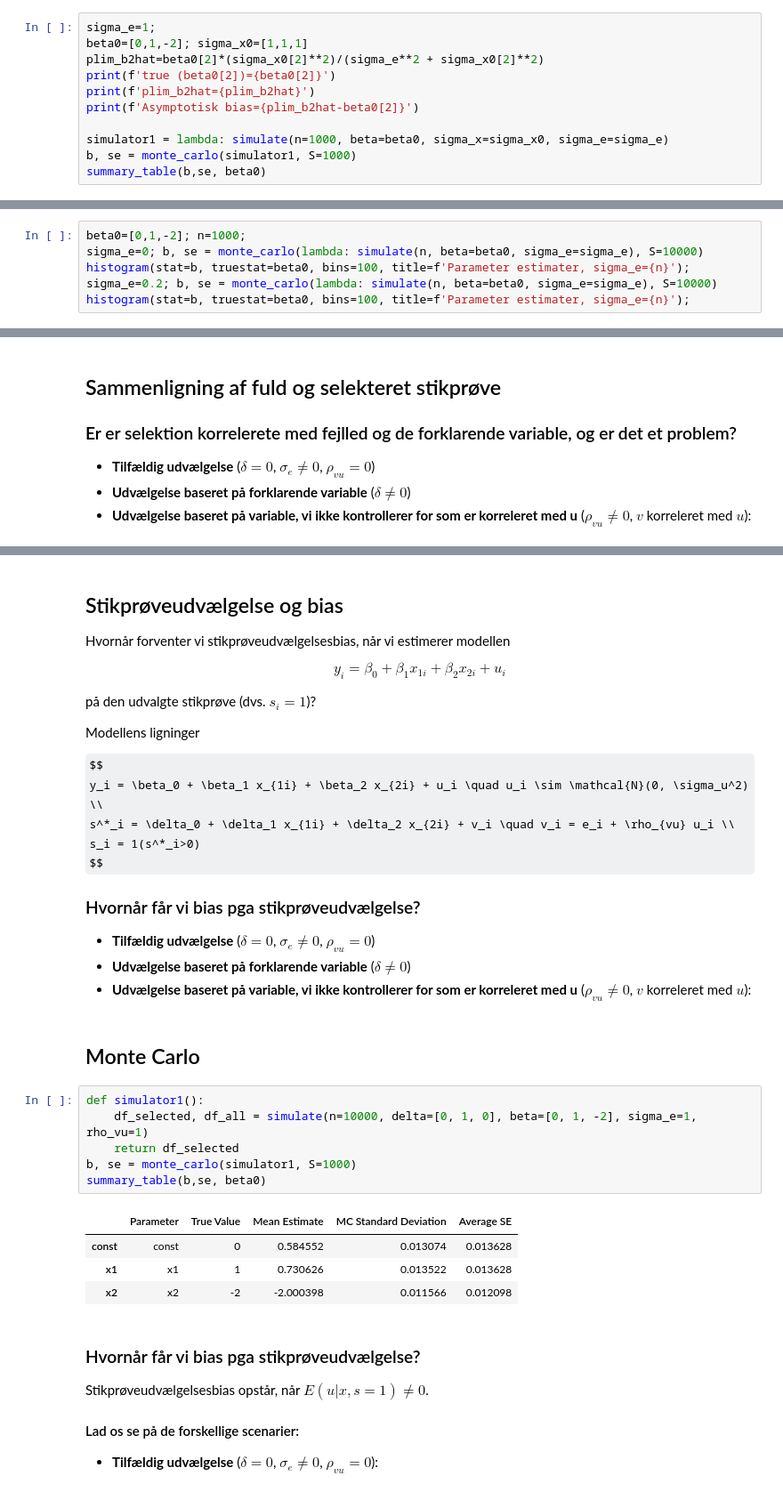
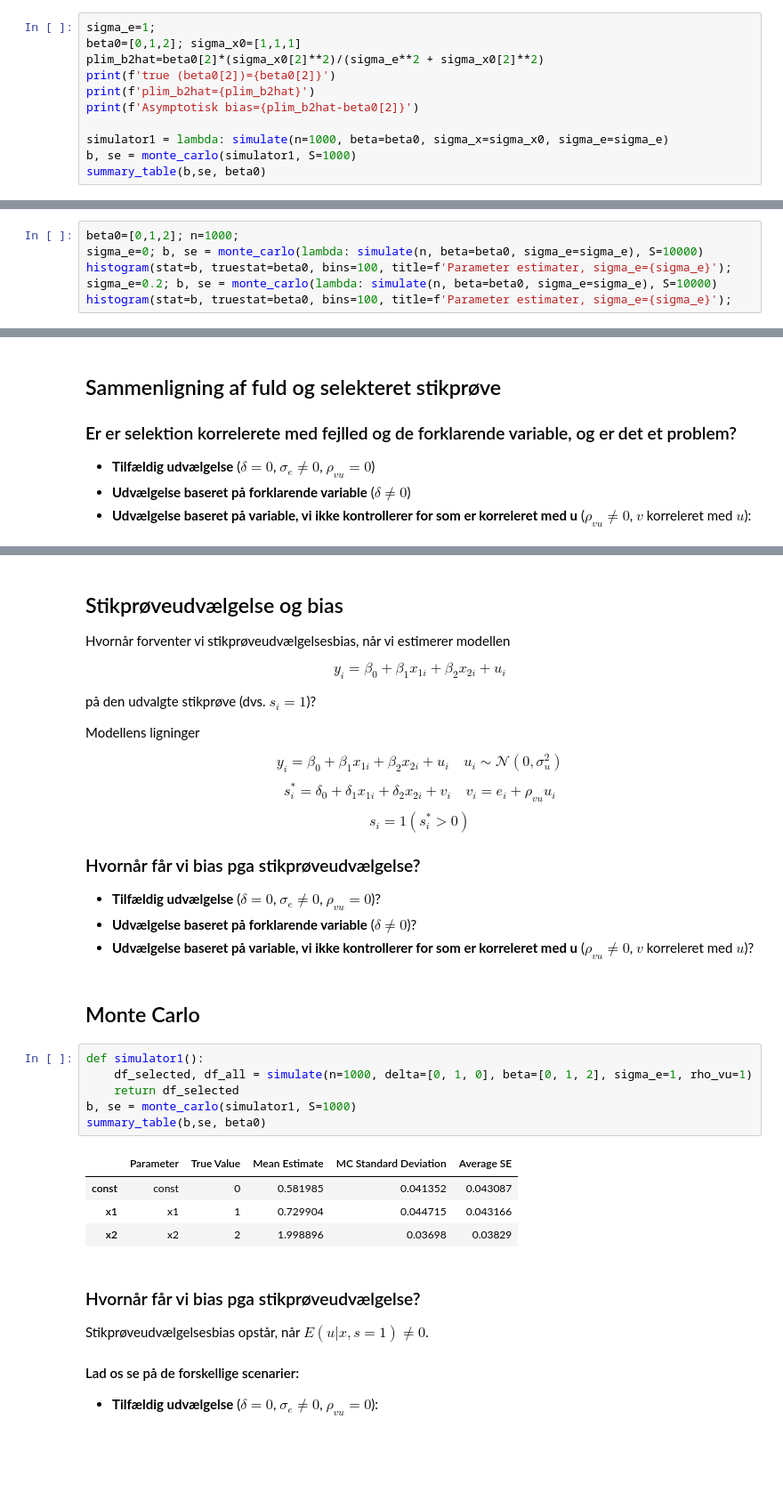
Before and after one commit to bschjerning/EconometricsA, a Jupyter notebook: 1_lectures/11_measurement_error/11_simulation_examples.ipynb, the cells around one changed output, grey strips where cells are left out. Shown: that part at 89% size. Saved outputs shown, nothing was run; the diff lists cells and outputs as text; some formulas as TeX source; blank space fills up the shorter version.

```diff
--- a/1_lectures/11_measurement_error/11_simulation_examples.ipynb
+++ b/1_lectures/11_measurement_error/11_simulation_examples.ipynb
@@ -160,7 +157,7 @@ Correlations matrix:
 plim $\hat{\beta_2}$ =$\beta_2 \frac{\sigma_{x_2^*}^2}{\sigma_e^2 + \sigma_{x_2^*}^2}$
 # %%
 sigma_e=1;
-beta0=[0,1,-2]; sigma_x0=[1,1,1]
+beta0=[0,1,2]; sigma_x0=[1,1,1]
 plim_b2hat=beta0[2]*(sigma_x0[2]**2)/(sigma_e**2 + sigma_x0[2]**2)
 print(f'true (beta0[2])={beta0[2]}')
 print(f'plim_b2hat={plim_b2hat}')
@@ -180,9 +177,9 @@ Asymptotisk bias=1.0
 # %% [markdown]
 ### Fordeling af OLS estimatoren
 # %%
-beta0=[0,1,-2]; n=1000;
+beta0=[0,1,2]; n=1000;
 sigma_e=0; b, se = monte_carlo(lambda: simulate(n, beta=beta0, sigma_e=sigma_e), S=10000)
-histogram(stat=b, truestat=beta0, bins=100, title=f'Parameter estimater, sigma_e={n}');
+histogram(stat=b, truestat=beta0, bins=100, title=f'Parameter estimater, sigma_e={sigma_e}');
 sigma_e=0.2; b, se = monte_carlo(lambda: simulate(n, beta=beta0, sigma_e=sigma_e), S=10000)
-histogram(stat=b, truestat=beta0, bins=100, title=f'Parameter estimater, sigma_e={n}');
+histogram(stat=b, truestat=beta0, bins=100, title=f'Parameter estimater, sigma_e={sigma_e}');
 # %% [output]
@@ -309,27 +306,31 @@ på den udvalgte stikprøve (dvs. $s_i = 1$)?
 Modellens ligninger
 
 $$
-y_i = \beta_0 + \beta_1 x_{1i} + \beta_2 x_{2i} + u_i \quad u_i \sim \mathcal{N}(0, \sigma_u^2) \\
-s^*_i = \delta_0 + \delta_1 x_{1i} + \delta_2 x_{2i} + v_i \quad v_i = e_i + \rho_{vu} u_i \\
+y_i = \beta_0 + \beta_1 x_{1i} + \beta_2 x_{2i} + u_i \quad u_i \sim \mathcal{N}(0, \sigma_u^2)
+$$
+$$
+s^*_i = \delta_0 + \delta_1 x_{1i} + \delta_2 x_{2i} + v_i \quad v_i = e_i + \rho_{vu} u_i
+$$
+$$
 s_i = 1(s^*_i>0)
 $$
 ### Hvornår får vi bias pga stikprøveudvælgelse?
-- **Tilfældig udvælgelse** ($\delta = 0$, $\sigma_e \neq 0$, $\rho_{vu} = 0$)
-- **Udvælgelse baseret på forklarende variable** ($\delta \neq 0$)
-- **Udvælgelse baseret på variable, vi ikke kontrollerer for som er korreleret med u** ($\rho_{vu} \neq 0$, $v$ korreleret med $u$):
+- **Tilfældig udvælgelse** ($\delta = 0$, $\sigma_e \neq 0$, $\rho_{vu} = 0$)?
+- **Udvælgelse baseret på forklarende variable** ($\delta \neq 0$)?
+- **Udvælgelse baseret på variable, vi ikke kontrollerer for som er korreleret med u** ($\rho_{vu} \neq 0$, $v$ korreleret med $u$)?
 # %% [markdown]
 ## Monte Carlo
 # %%
 def simulator1():
-    df_selected, df_all = simulate(n=10000, delta=[0, 1, 0], beta=[0, 1, -2], sigma_e=1, rho_vu=1)
+    df_selected, df_all = simulate(n=1000, delta=[0, 1, 0], beta=[0, 1, 2], sigma_e=1, rho_vu=1)
     return df_selected
 b, se = monte_carlo(simulator1, S=1000)
 summary_table(b,se, beta0)
 # %% [output]
 |  | Parameter | True Value | Mean Estimate | MC Standard Deviation | Average SE |
-| const | const | 0 | 0.584552 | 0.013074 | 0.013628 |
-| x1 | x1 | 1 | 0.730626 | 0.013522 | 0.013628 |
-| x2 | x2 | -2 | -2.000398 | 0.011566 | 0.012098 |
+| const | const | 0 | 0.581985 | 0.041352 | 0.043087 |
+| x1 | x1 | 1 | 0.729904 | 0.044715 | 0.043166 |
+| x2 | x2 | 2 | 1.998896 | 0.03698 | 0.03829 |
 # %% [markdown]
 ### Hvornår får vi bias pga stikprøveudvælgelse?
 
```
Also changed, not shown: parts of 5 cells of this notebook, 1 other file.
